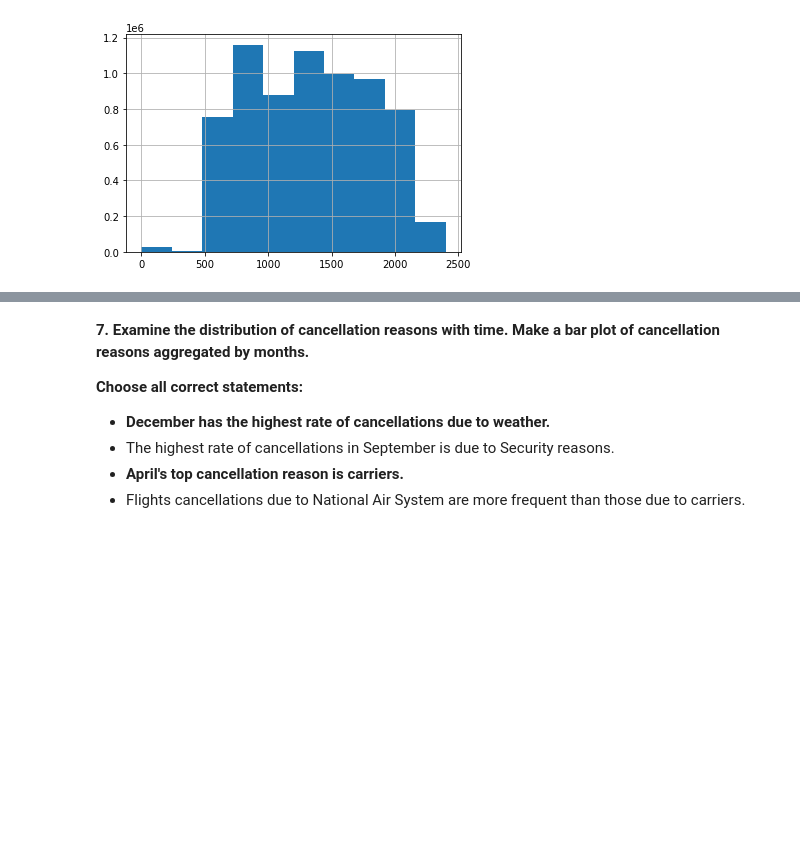
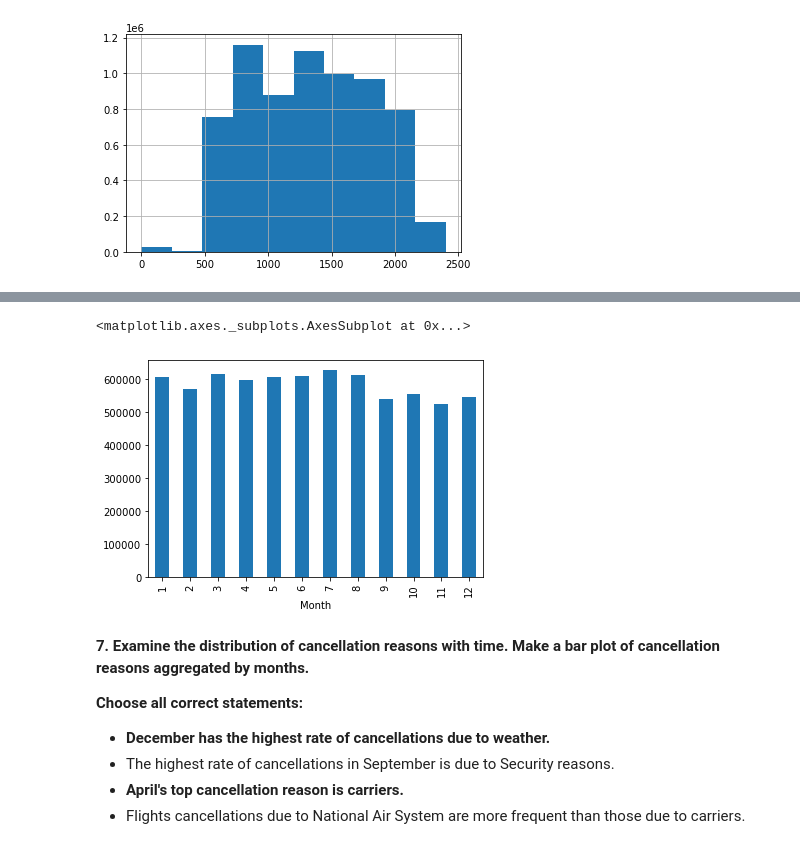
Before and after one commit to drkrmz/cs102, a Jupyter notebook: homework11/assignment2_USA_flights.ipynb, the cells around one changed output, grey strips where cells are left out. Saved outputs shown, nothing was run; the diff lists cells and outputs as text; code cells hidden in the pictures; blank space fills up the shorter version.

```diff
--- a/homework11/assignment2_USA_flights.ipynb
+++ b/homework11/assignment2_USA_flights.ipynb
@@ -334,3 +329,8 @@ flights_df['Month'].hist()
+# %%
+flights_df.groupby('Month').size().plot(kind='bar')
+# %% [output]
+<matplotlib.axes._subplots.AxesSubplot at 0x...>
+[figure, added]
 # %% [markdown]
 **7. Examine the distribution of cancellation reasons with time. Make a bar plot of cancellation reasons aggregated by months.**
 
```
Also changed, not shown: parts of 8 cells of this notebook.
